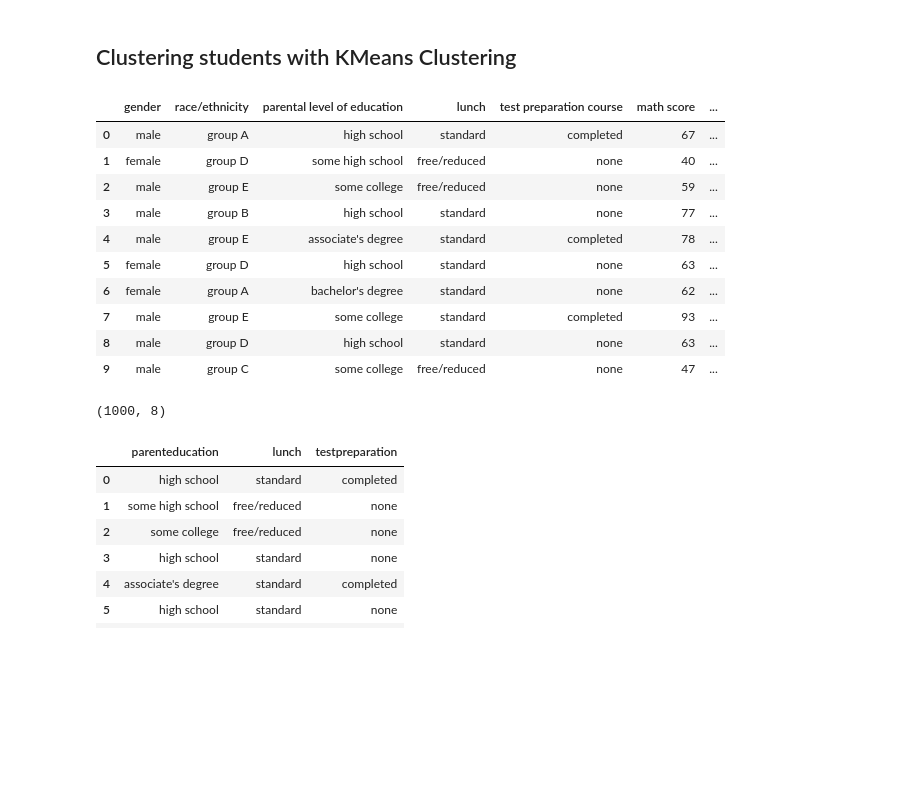
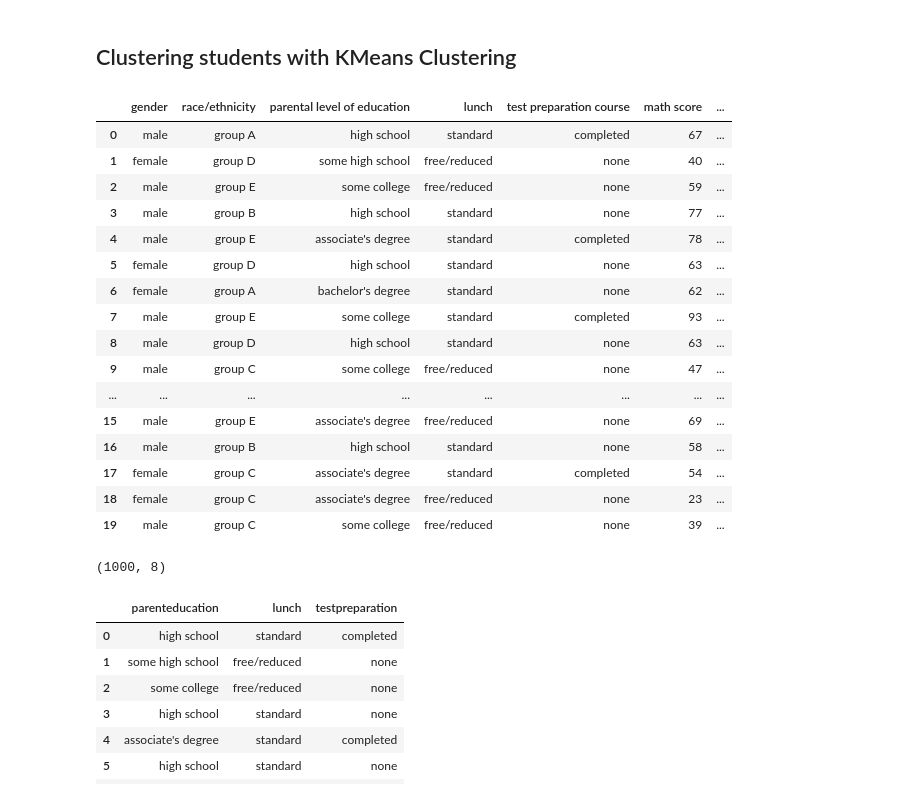
Before and after one commit to AbielB/Flask_ClusteringForStudents, a Jupyter notebook: MakeModel.ipynb, the cells around one changed output. Drawn from its saved outputs; the diff is of its cells as text; code cells hidden in the pictures; blank space fills up the shorter version.

```diff
--- a/MakeModel.ipynb
+++ b/MakeModel.ipynb
@@ -3,28 +3,38 @@
 # %%
 %matplotlib inline
 import pandas as pd
 import matplotlib.pyplot as plt
 import pickle
 data= pd.read_csv("C:\Dataset\exams.csv")
 data2= pd.read_csv("C:\Dataset\exams.csv")
-data.head(10)
+data.head(20)
 # %% [output]
 |  | gender | race/ethnicity | parental level of education | lunch | test preparation course | math score | ... |
 | 0 | male | group A | high school | standard | completed | 67 | ... |
 | 1 | female | group D | some high school | free/reduced | none | 40 | ... |
 | 2 | male | group E | some college | free/reduced | none | 59 | ... |
 | 3 | male | group B | high school | standard | none | 77 | ... |
 | 4 | male | group E | associate's degree | standard | completed | 78 | ... |
 | 5 | female | group D | high school | standard | none | 63 | ... |
 | 6 | female | group A | bachelor's degree | standard | none | 62 | ... |
 | 7 | male | group E | some college | standard | completed | 93 | ... |
 | 8 | male | group D | high school | standard | none | 63 | ... |
 | 9 | male | group C | some college | free/reduced | none | 47 | ... |
+| ... | ... | ... | ... | ... | ... | ... | ... |
+| 15 | male | group E | associate's degree | free/reduced | none | 69 | ... |
+| 16 | male | group B | high school | standard | none | 58 | ... |
+| 17 | female | group C | associate's degree | standard | completed | 54 | ... |
+| 18 | female | group C | associate's degree | free/reduced | none | 23 | ... |
+| 19 | male | group C | some college | free/reduced | none | 39 | ... |
-# %%
-#get number of data
-data.shape
-# %% [output]
-(1000, 8)
+# %%
+#bedanya standard lunch vs free/reduced lunch
+# standar lunch = makan siang porsi standar, kulaitas standar / normal
+# free/reduced lunch = makan siang porsi sedikit, kualitas rendah
+#test preparation = bimbel, les, dll
+#get number of data
+data.shape
+# %% [output]
+(1000, 8)
 # %%
 #drop the 6th,7th,8th columns
 data = data.drop(['math score','reading score','writing score','gender','race/ethnicity'], axis=1)
```
Also changed, not shown: parts of 11 cells of this notebook, 2 other files.
